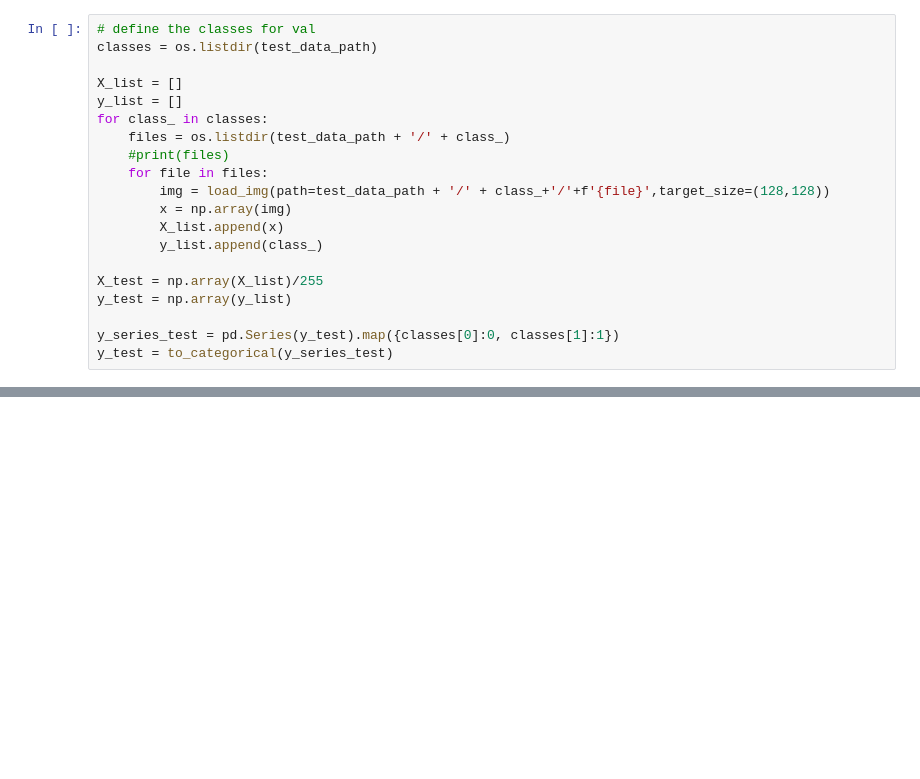
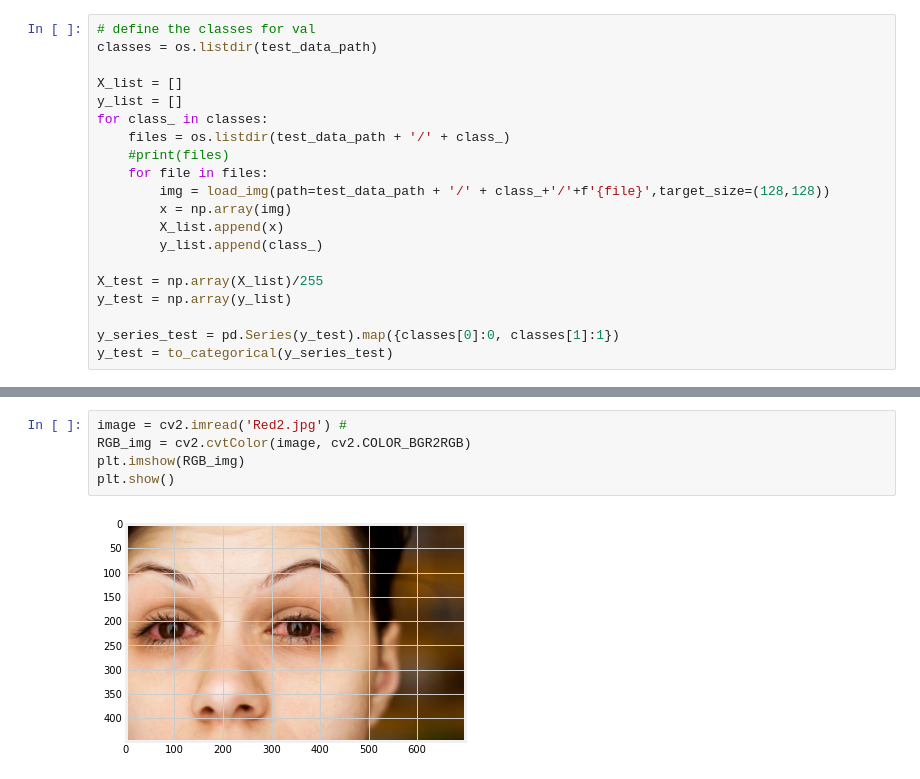
Before and after one commit to jaybfn/Red-Eye-Detection, a Jupyter notebook: script/train_main.ipynb, the cells around one changed output, grey strips where cells are left out. Saved outputs shown, nothing was run; the diff lists cells and outputs as text; blank space fills up the shorter version.

```diff
--- a/script/train_main.ipynb
+++ b/script/train_main.ipynb
@@ -202,0 +189,7 @@ Model Evalution Score
+# %%
+image = cv2.imread('Red2.jpg') #
+RGB_img = cv2.cvtColor(image, cv2.COLOR_BGR2RGB)
+plt.imshow(RGB_img)
+plt.show()
+# %% [output]
+[figure, added]
```
Also changed, not shown: parts of 11 cells of this notebook, 10 other files.
